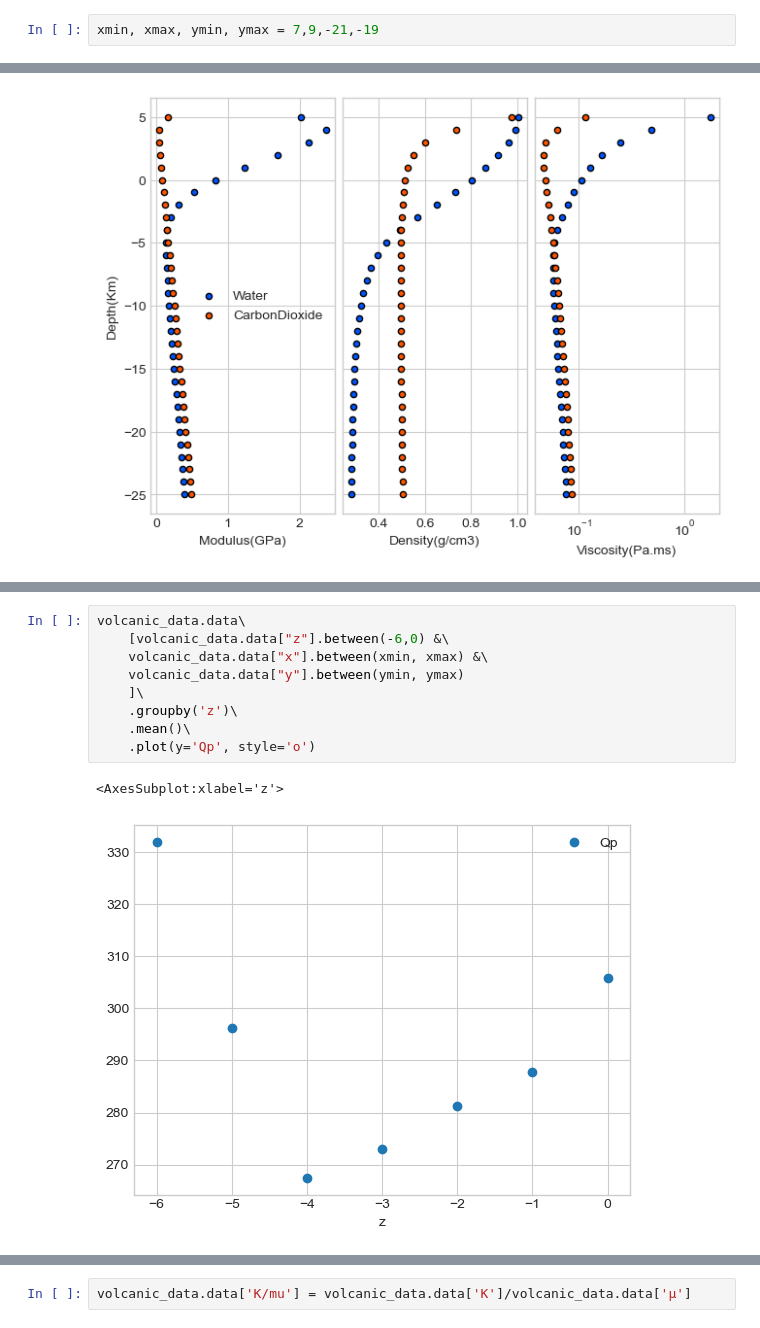
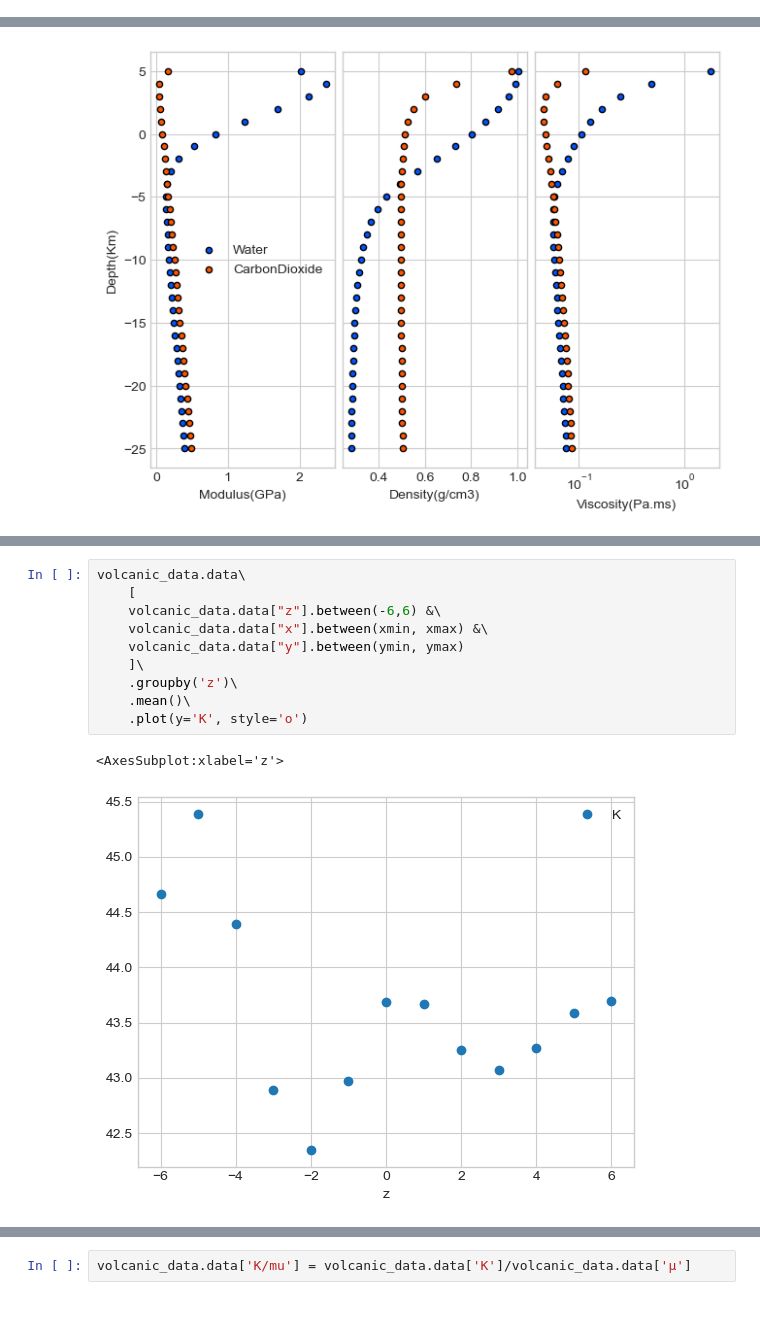
Before and after one commit to gpap-gpap/volcaniQ, a Jupyter notebook: volcanic_notebook.ipynb, the cells around one changed output, grey strips where cells are left out. Drawn from its saved outputs; the diff is of its cells as text.

```diff
--- a/volcanic_notebook.ipynb
+++ b/volcanic_notebook.ipynb
@@ -13,2 +15,0 @@ fluids = vq.Fluids()
-# %%
-xmin, xmax, ymin, ymax = 7,9,-21,-19
@@ -57,14 +90,15 @@ volcanic_data.hexplot(plot="K", direction='y', value=1., grid=20)
 <Figure size 4212x4212 with 0 Axes>
 # %%
 volcanic_data.data\
-    [volcanic_data.data["z"].between(-6,0) &\
+    [
+    volcanic_data.data["z"].between(-6,6) &\
     volcanic_data.data["x"].between(xmin, xmax) &\
     volcanic_data.data["y"].between(ymin, ymax)
     ]\
     .groupby('z')\
     .mean()\
-    .plot(y='Qp', style='o')
+    .plot(y='K', style='o')
 # %% [output]
 <AxesSubplot:xlabel='z'>
-[figure, old version]
+[figure, new version]
 # %%
```
Also changed, not shown: parts of 6 cells of this notebook, 3 other files.
